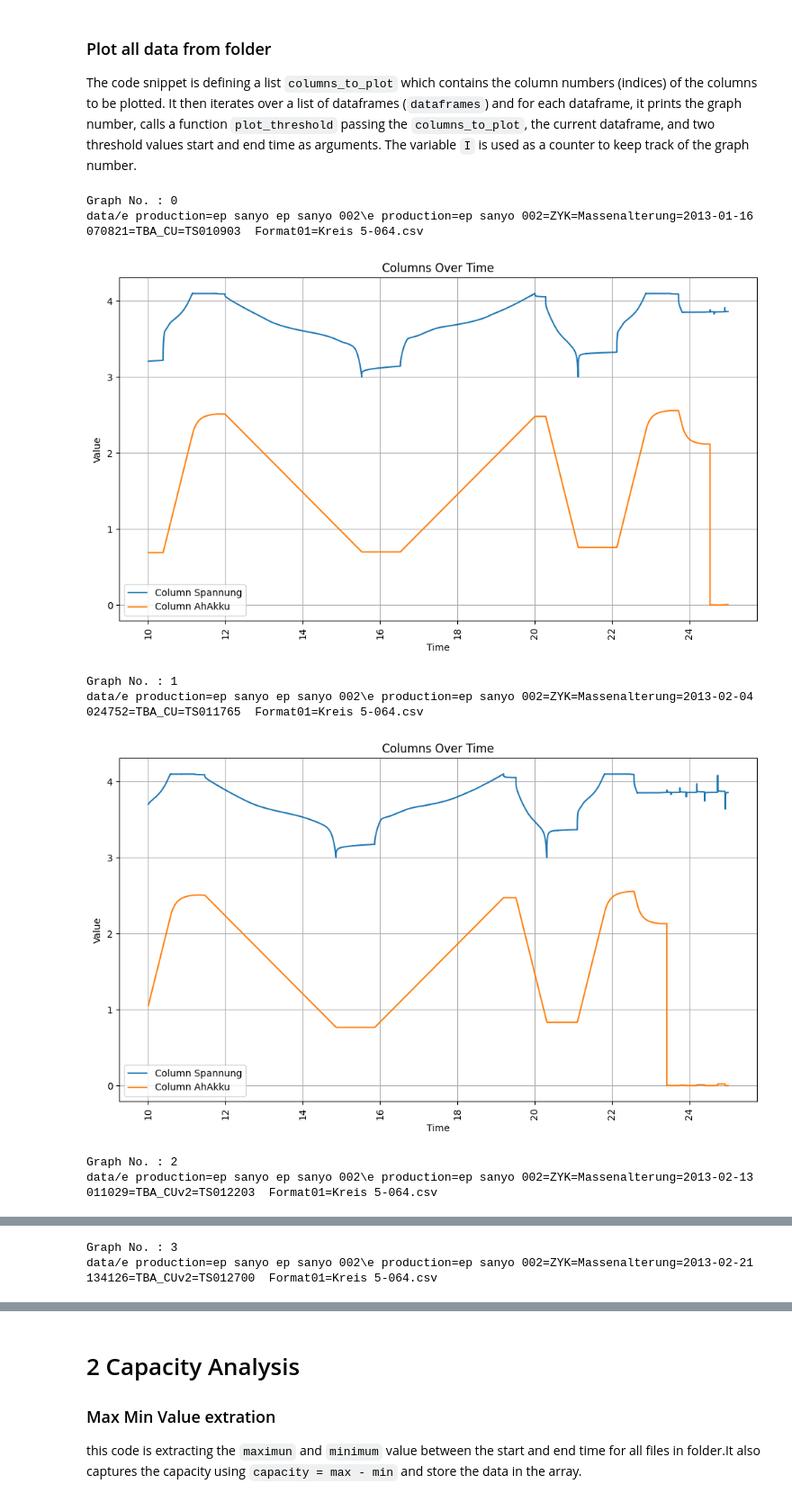
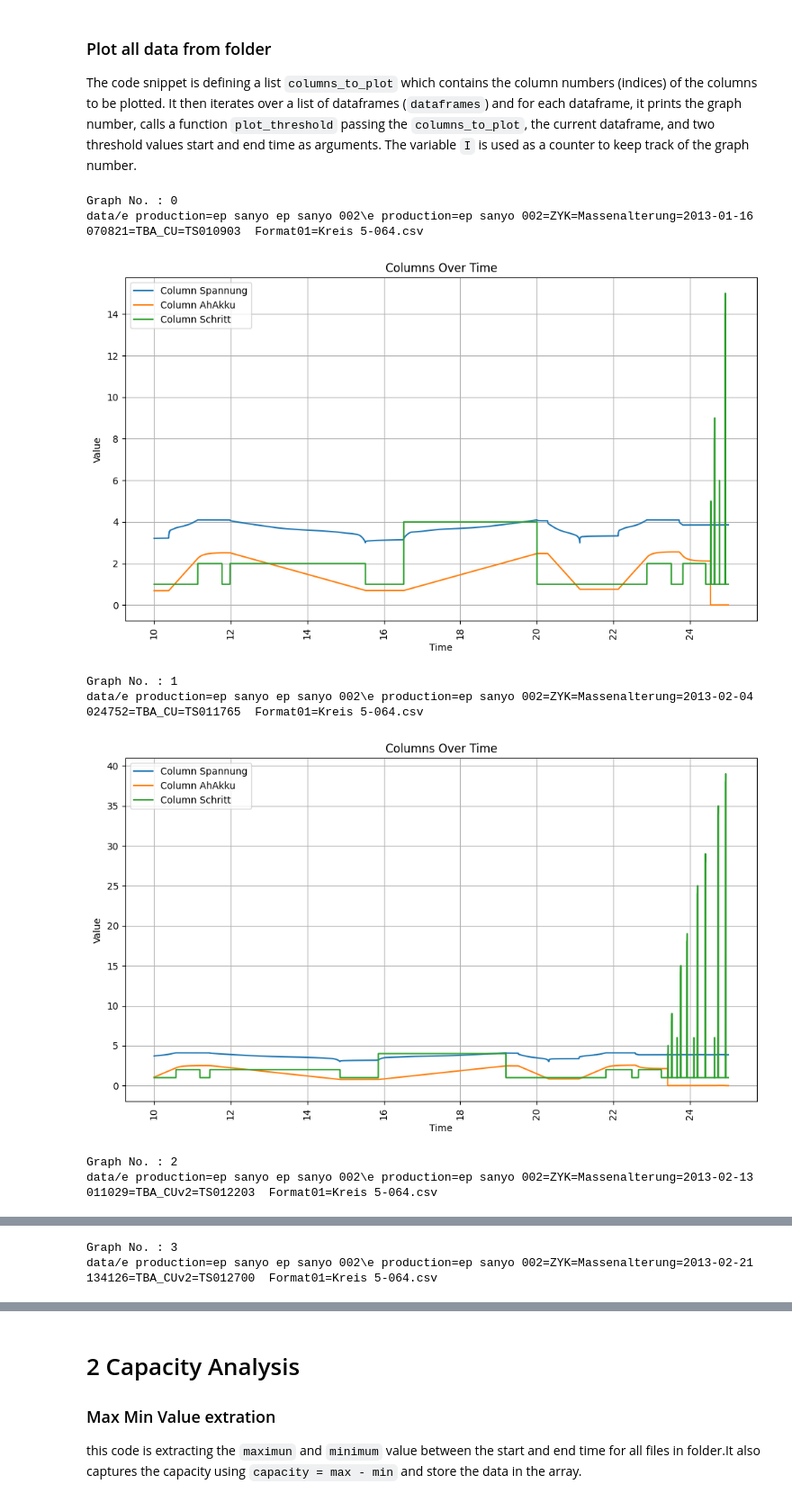
Before and after one commit to umerghafoor/battery-degradation-trajectory-prediction, a Jupyter notebook: lifetimedataExtraction.ipynb, the cells around one changed output, grey strips where cells are left out. Shown at 90% size. Drawn from its saved outputs; the diff is of its cells as text; code cells hidden in the pictures.

```diff
--- a/lifetimedataExtraction.ipynb
+++ b/lifetimedataExtraction.ipynb
@@ -71,21 +71,21 @@ Number of columns (width): 18
 ### Plot all data from folder
 The code snippet is defining a list `columns_to_plot` which contains the column numbers (indices) of the columns to be plotted. It then iterates over a list of dataframes (`dataframes`) and for each dataframe, it prints the graph number, calls a function `plot_threshold` passing the `columns_to_plot`, the current dataframe, and two threshold values start and end time as arguments. The variable `I` is used as a counter to keep track of the graph number.
 # %%
-columns_to_plot = [15,9]
+columns_to_plot = [15,9,0]
 #plotAllDates(dataframes[0],columns_to_plot)
 I = 0
 for i in dataframes:
     print("Graph No. :",I)
     print(dfarrnames[I])
     #plot(columns_to_plot,dataframes[I])
     plot_threshold(columns_to_plot, dataframes[I], 10, 25)
     I=I+1
 # %% [output]
 Graph No. : 0
 data/e production=ep sanyo ep sanyo 002\e production=ep sanyo 002=ZYK=Massenalterung=2013-01-16 070821=TBA_CU=TS010903  Format01=Kreis 5-064.csv
-[figure, old version]
+[figure, new version]
 Graph No. : 1
 data/e production=ep sanyo ep sanyo 002\e production=ep sanyo 002=ZYK=Massenalterung=2013-02-04 024752=TBA_CU=TS011765  Format01=Kreis 5-064.csv
-[figure, old version]
+[figure, new version]
 Graph No. : 2
 data/e production=ep sanyo ep sanyo 002\e production=ep sanyo 002=ZYK=Massenalterung=2013-02-13 011029=TBA_CUv2=TS012203  Format01=Kreis 5-064.csv
```
Also changed, not shown: parts of 18 cells of this notebook.
